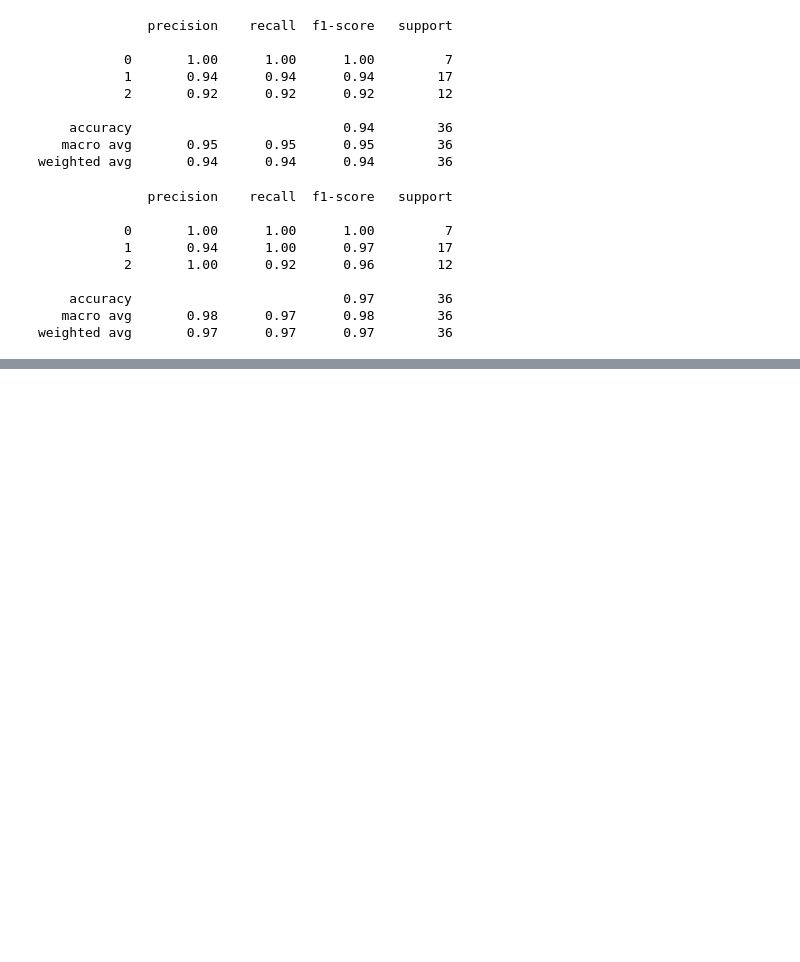
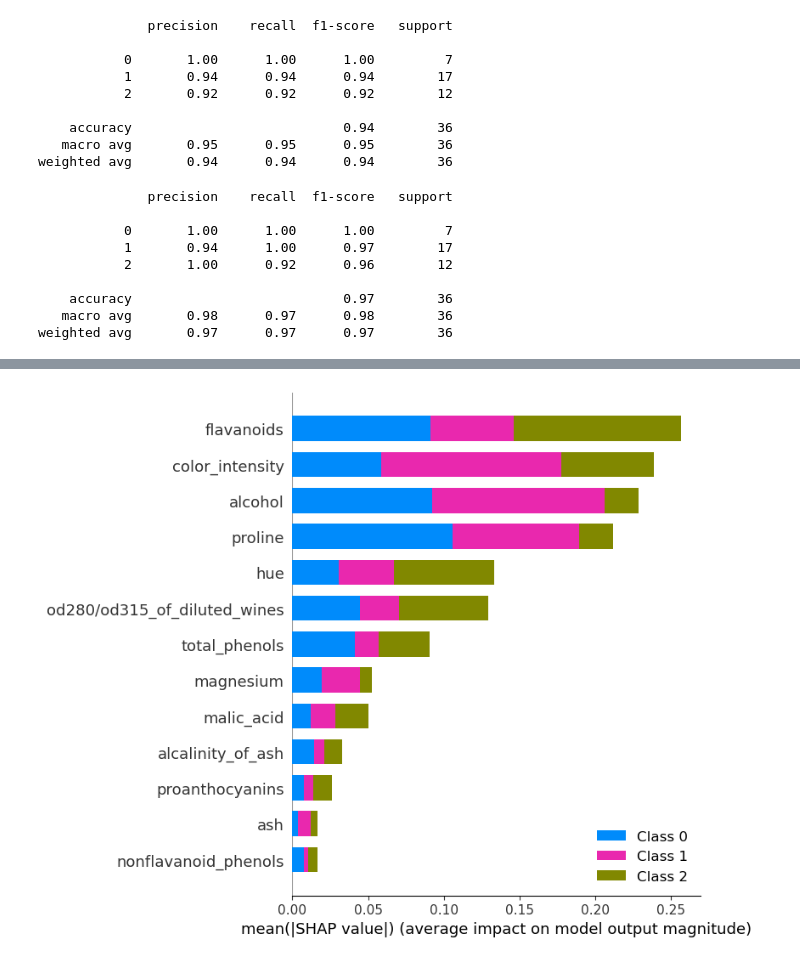
Before and after one commit to hyayi/explorer, a Jupyter notebook: [ex_01_2].ipynb, the cells around one changed output, grey strips where cells are left out. Cells and saved outputs as stored; diff of their text form; code cells hidden in the pictures; blank space fills up the shorter version.

```diff
--- a/[ex_01_2].ipynb
+++ b/[ex_01_2].ipynb
@@ -230,0 +256,10 @@ weighted avg       0.97      0.97      0.97        36
+# %%
+## 상관관계와 feature importance를 비교해 보았습니다. 모두 Flavanoids와 가장 중요한 feature로 나왔습니다.
+import shap
+
+explainer = shap.TreeExplainer(model)
+shap_values = explainer.shap_values(X_train)
+# %%
+shap.initjs()
+shap.summary_plot(shap_values, X_train, plot_type="bar")
+# %% [output]
@@ -230,0 +267 @@ weighted avg       0.97      0.97      0.97        36
+[figure, added]
```
Also changed, not shown: parts of 8 cells of this notebook, 1 other file.
